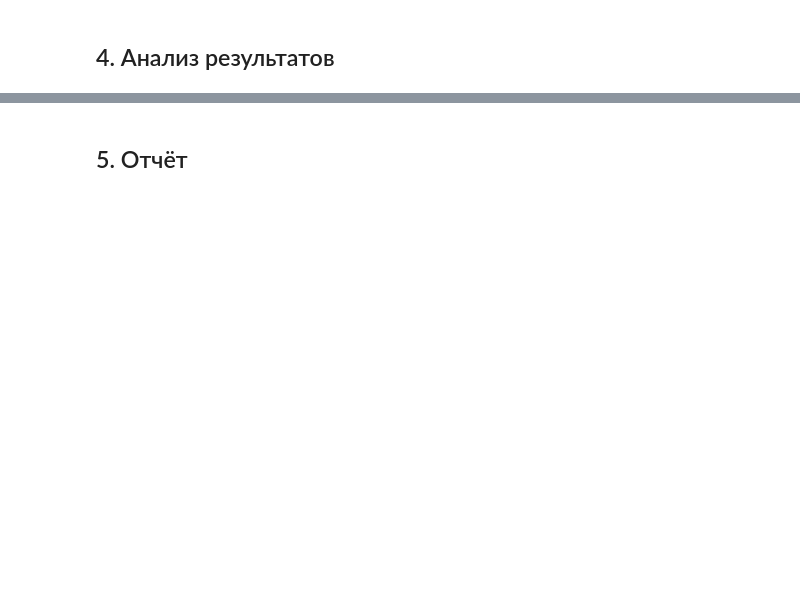
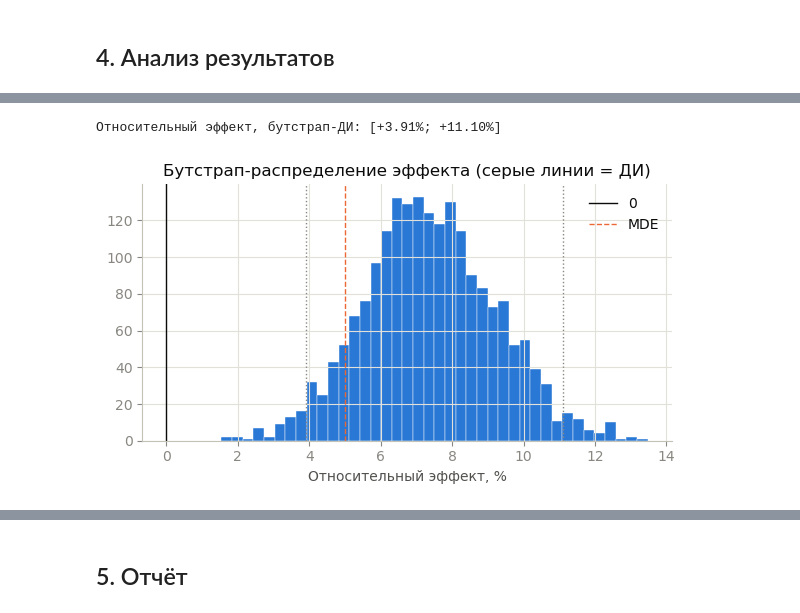
Before and after one commit to egor24356/ab-testing-template, a Jupyter notebook: Мой шаблон для дизайна аб тестов.ipynb, the cells around one changed output, grey strips where cells are left out. Drawn from its saved outputs; the diff is of its cells as text; code cells hidden in the pictures; blank space fills up the shorter version.

```diff
--- a/Мой шаблон для дизайна аб тестов.ipynb
+++ b/Мой шаблон для дизайна аб тестов.ipynb
@@ -143,3 +180,27 @@ print(f"Контроль {res['mean_a']:.3f}, тест {res['mean_b']:.3f}, "
+# %%
+def bootstrap_rel_ci(a, b, alpha=0.05, n_boot=2000):
+    # относительный эффект = отношение средних - 1, доверительный интервал перцентилями
+    boot = np.array([rng.choice(b, len(b)).mean() / rng.choice(a, len(a)).mean() - 1 for _ in range(n_boot)])
+    return boot, tuple(np.quantile(boot, [alpha / 2, 1 - alpha / 2]))
+
+
+boot, res["rel_ci"] = bootstrap_rel_ci(a[METRIC].to_numpy(), b[METRIC].to_numpy(), ALPHA)
+print(f"Относительный эффект, бутстрап-ДИ: [{res['rel_ci'][0]:+.2%}; {res['rel_ci'][1]:+.2%}]")
+# %% [output]
+Относительный эффект, бутстрап-ДИ: [+3.91%; +11.10%]
+# %%
+fig, ax = plt.subplots(figsize=(6, 3.5))
+ax.hist(boot * 100, bins=40, color="#2a78d6", edgecolor="white", linewidth=0.3)
+ax.axvline(0, color="#0b0b0b", linewidth=1, label="0")
+ax.axvline(MDE_REL * 100, color="#eb6834", linestyle="--", linewidth=1, label="MDE")
+for x in res["rel_ci"]:
+    ax.axvline(x * 100, color="#898781", linestyle=":", linewidth=1)
+ax.set_xlabel("Относительный эффект, %")
+ax.set_title("Бутстрап-распределение эффекта (серые линии = ДИ)")
+ax.legend(frameon=False)
+plt.tight_layout()
+# %% [output]
+[figure, added]
 # %%
 rows = []
 for col, good in GUARDRAILS.items():
```
Also changed, not shown: parts of 9 cells of this notebook, 3 other files.
